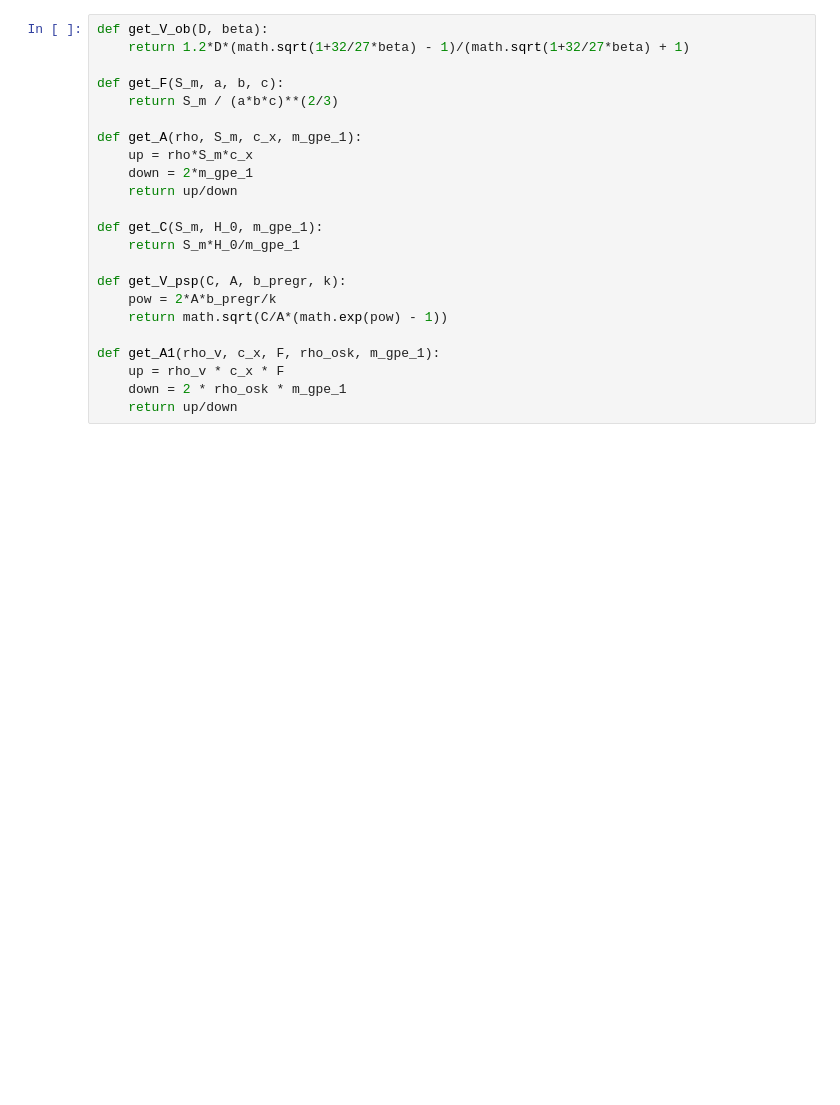
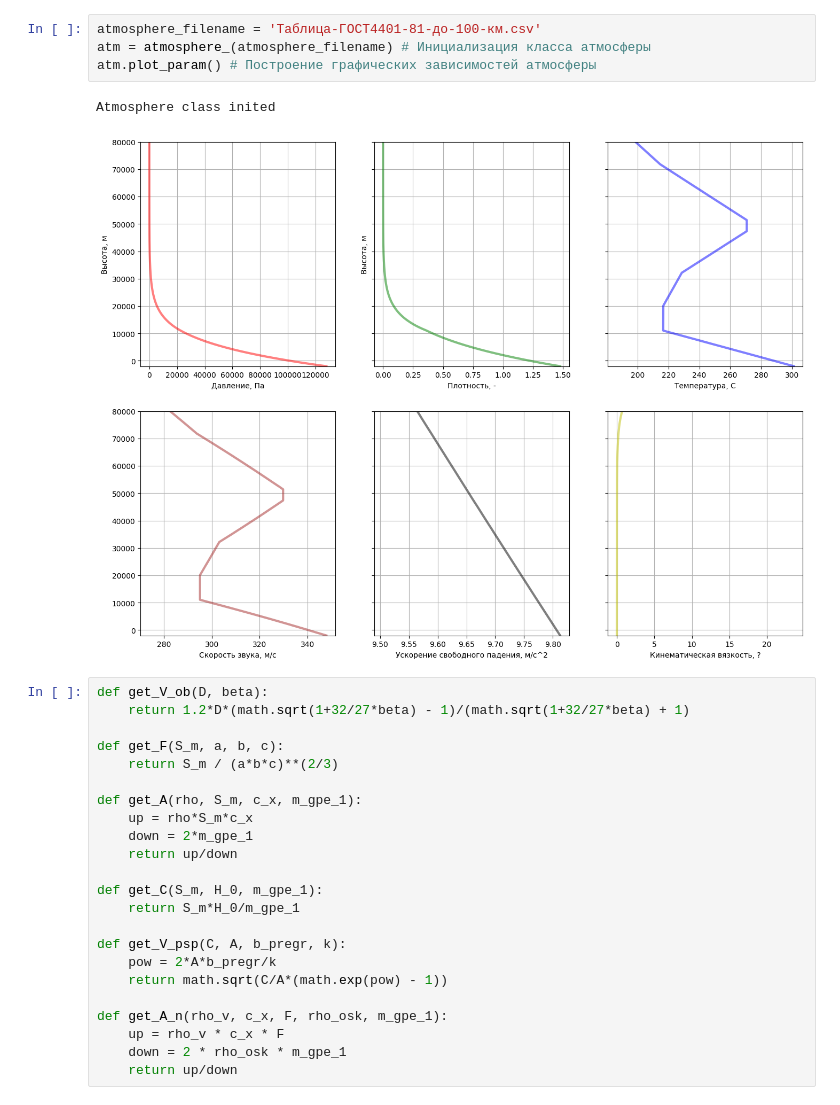
Before and after one commit to FlameDanita/Armour-penetration, a Jupyter notebook: main.ipynb, the cells around one changed output. Cells and saved outputs as stored; diff of their text form; blank space fills up the shorter version.

```diff
--- a/main.ipynb
+++ b/main.ipynb
@@ -23,3 +61,10 @@ print(round(m_gpe, 5), m_gpe_1, m_vv)
+# %%
+atmosphere_filename = 'Таблица-ГОСТ4401-81-до-100-км.csv'
+atm = atmosphere_(atmosphere_filename) # Инициализация класса атмосферы
+atm.plot_param() # Построение графических зависимостей атмосферы
+# %% [output]
+Atmosphere class inited
+[figure, added]
 # %%
 def get_V_ob(D, beta):
     return 1.2*D*(math.sqrt(1+32/27*beta) - 1)/(math.sqrt(1+32/27*beta) + 1)
@@ -39,7 +84,7 @@ def get_V_psp(C, A, b_pregr, k):
     pow = 2*A*b_pregr/k
     return math.sqrt(C/A*(math.exp(pow) - 1))
 
-def get_A1(rho_v, c_x, F, rho_osk, m_gpe_1):
+def get_A_n(rho_v, c_x, F, rho_osk, m_gpe_1):
     up = rho_v * c_x * F
     down = 2 * rho_osk * m_gpe_1
     return up/down
```
Also changed, not shown: parts of 13 cells of this notebook, 1 other file.
